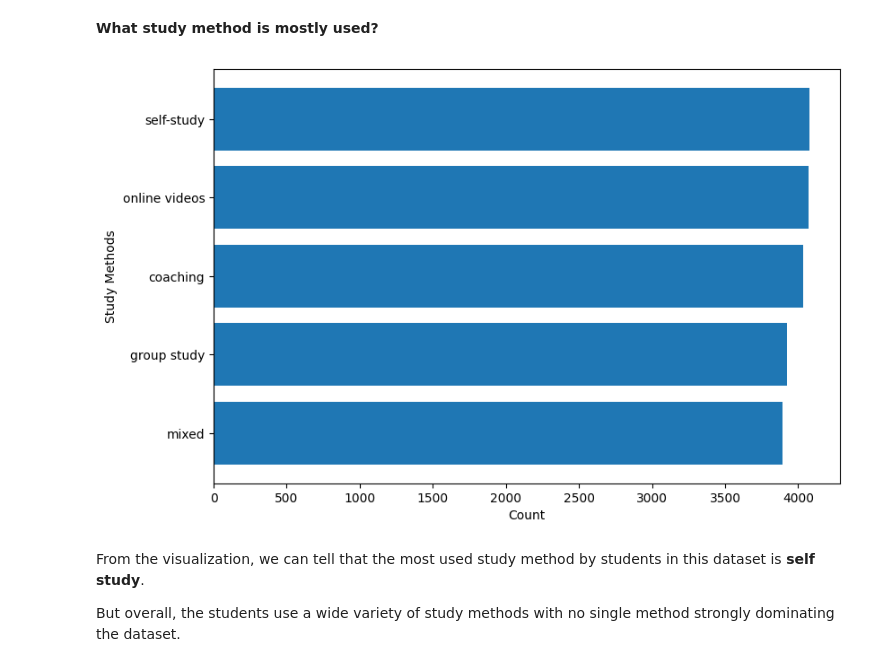
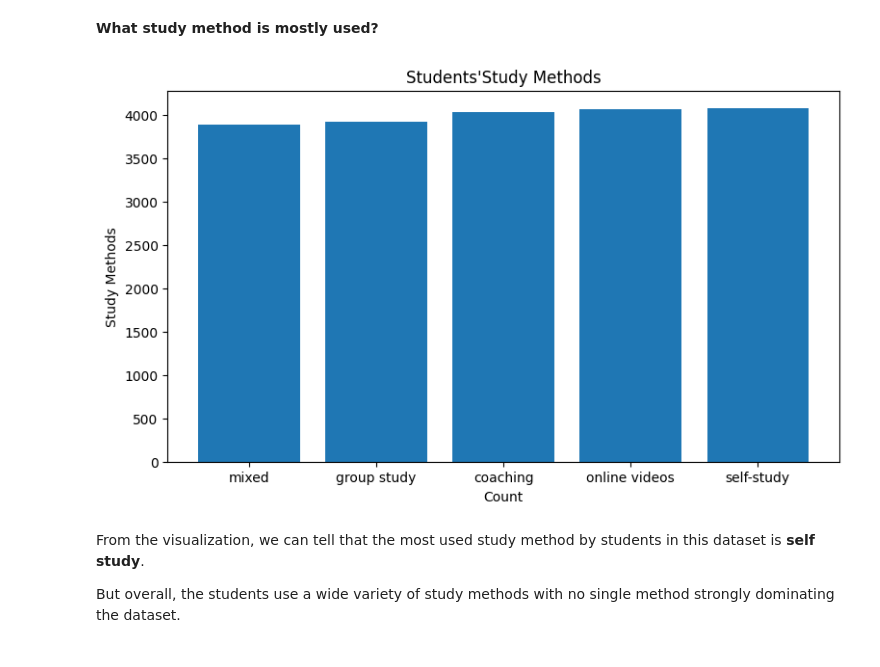
Before and after one commit to Bolajiiii/Data-Science-From-Scratch-Journey, a Jupyter notebook: chapter_5/01_describing_data.ipynb, the cells around one changed output. Drawn from its saved outputs; the diff is of its cells as text; code cells hidden in the pictures.

Commit message:
Begin second visualization

```diff
--- a/chapter_5/01_describing_data.ipynb
+++ b/chapter_5/01_describing_data.ipynb
@@ -55,13 +56,15 @@ This shows that the average of this dataset represents the midpoint of the range
 **What study method is mostly used?**
 # %%
 study_count = df['study_method'].value_counts().sort_values()
-plt.figure(figsize=(9, 6))
-plt.barh(y=study_count.index, width=study_count)
+plt.figure(figsize=(9, 5))
+plt.bar(x=study_count.index, height=study_count)
+
 plt.ylabel('Study Methods')
 plt.xlabel('Count')
+plt.title("Students'Study Methods")
 plt.show()
 # %% [output]
-[figure, old version]
+[figure, new version]
 # %% [markdown]
 From the visualization, we can tell that the most used study method by students in this dataset is **self study**.
 
```
Also changed, not shown: parts of 4 cells of this notebook.
